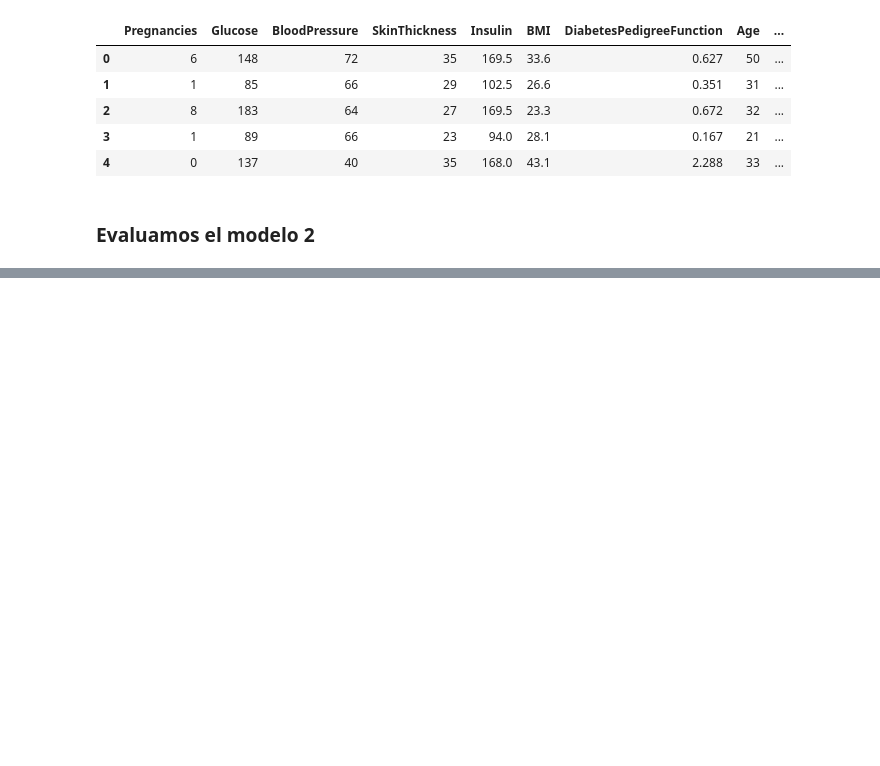
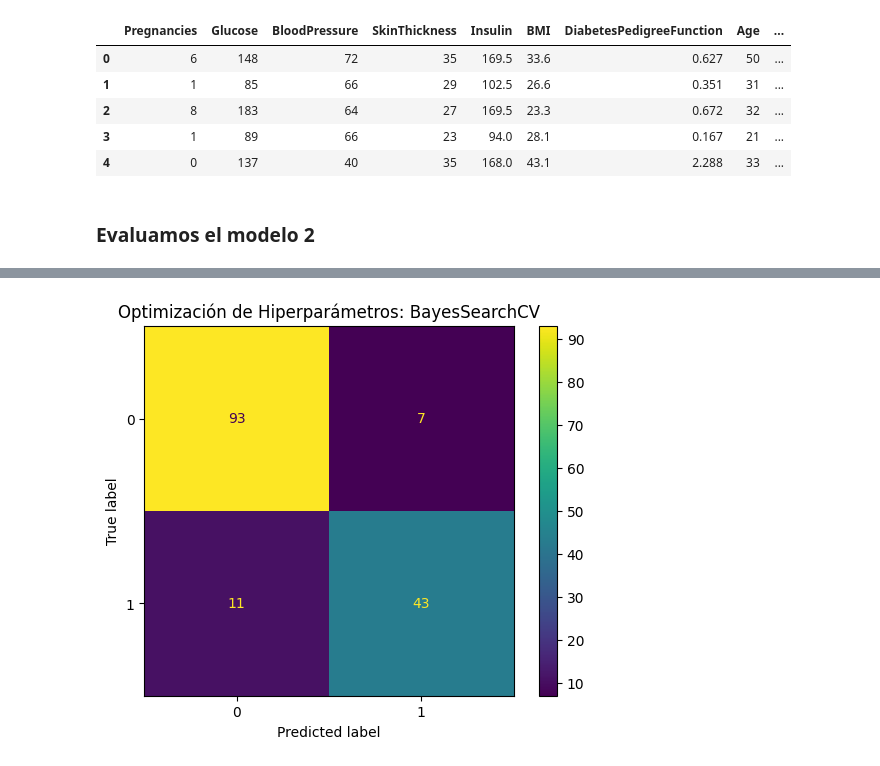
Before and after one commit to agustin29a/Grupo2_PP1, a Jupyter notebook: notebooks/PP1_DIABETES_DecisionTree.ipynb, the cells around one changed output, grey strips where cells are left out. Cells and saved outputs as stored; diff of their text form; code cells hidden in the pictures; blank space fills up the shorter version.

Commit message:
Decision Tree v2

```diff
--- a/notebooks/PP1_DIABETES_DecisionTree.ipynb
+++ b/notebooks/PP1_DIABETES_DecisionTree.ipynb
@@ -294,0 +309,7 @@ Especificando el max_depth, podemos observas cómo se simplificó el árbol.
+# %%
+# Dividir en atributos y clases
+X3 = df_diabetes.iloc[:,:-1]
+y3 = df_diabetes['Outcome']
+
+# Dividir los datos de entrenamiento y testeo
+X3_train, X3_test, y3_train, y3_test = train_test_split(X3, y3, test_size=0.20, stratify=y3, random_state=42)
@@ -294,0 +320,19 @@ Especificando el max_depth, podemos observas cómo se simplificó el árbol.
+# %%
+# Definir el espacio de parámetros
+parameters = {'criterion': Categorical(['gini','entropy']),
+              'max_depth': Integer(1,21,prior='log-uniform'), #
+              'min_samples_split': Real(1e-3,1.0,prior='log-uniform'),
+              'max_leaf_nodes': Integer(3,26,prior='uniform')}
+# %%
+# Instaciamos un objeto de Bayes Search pasandole el espacio de parámetros
+b1 = BayesSearchCV(DecisionTreeClassifier(), parameters, cv=5, n_iter=10, random_state=42, n_jobs=-1)
+
+# Realizamos una búsqueda sobre el espacio de parámetros
+start_time = time.time()
+b1.fit(X3_train, y3_train)
+duration = time.time() - start_time
+
+# Mostramos la mejor configuración de parámetros obtenida
+cls_params = b1.best_params_
+cls_params['min_samples_split'] = np.ceil(cls_params['min_samples_split']*X3_train.shape[0])
+cls_params
@@ -294,0 +344,6 @@ Especificando el max_depth, podemos observas cómo se simplificó el árbol.
+# %%
+# Crear el árbol con los parámetros obtenidos
+clf3 = b1.best_estimator_
+
+# Realizar la predicción
+predictions3 = clf3.predict(X3_test)
@@ -294,0 +376,8 @@ Especificando el max_depth, podemos observas cómo se simplificó el árbol.
+# %%
+# Matriz de confusión
+cm2 = confusion_matrix(y3_test, predictions3, labels=[0,1])
+ConfusionMatrixDisplay(cm2).plot()
+plt.title('Optimización de Hiperparámetros: BayesSearchCV')
+plt.show()
+# %% [output]
+[figure, added]
```
Also changed, not shown: parts of 29 cells of this notebook.
